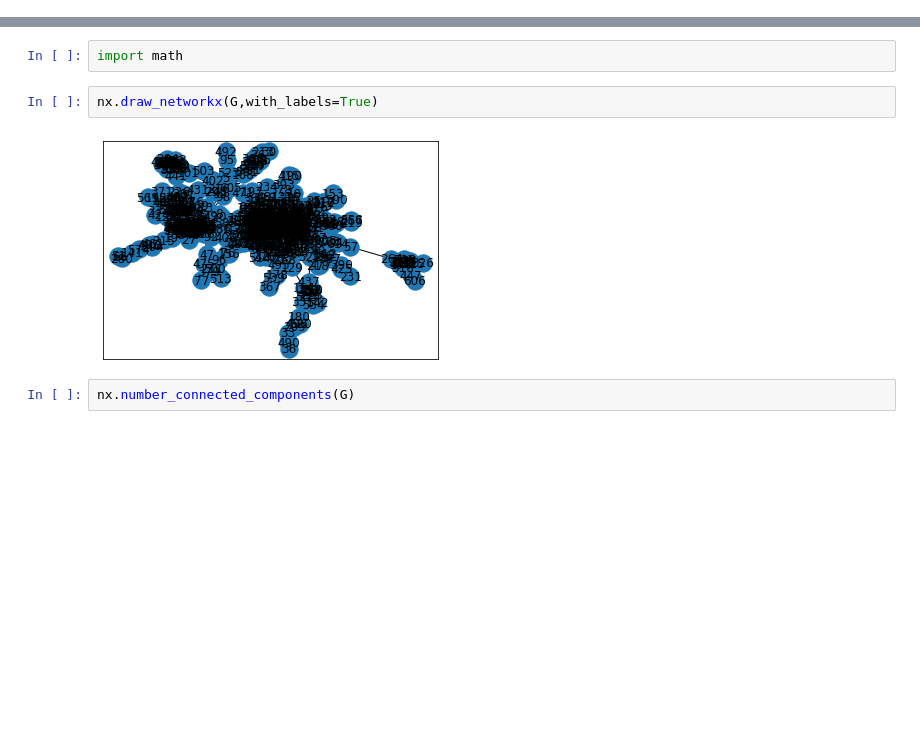
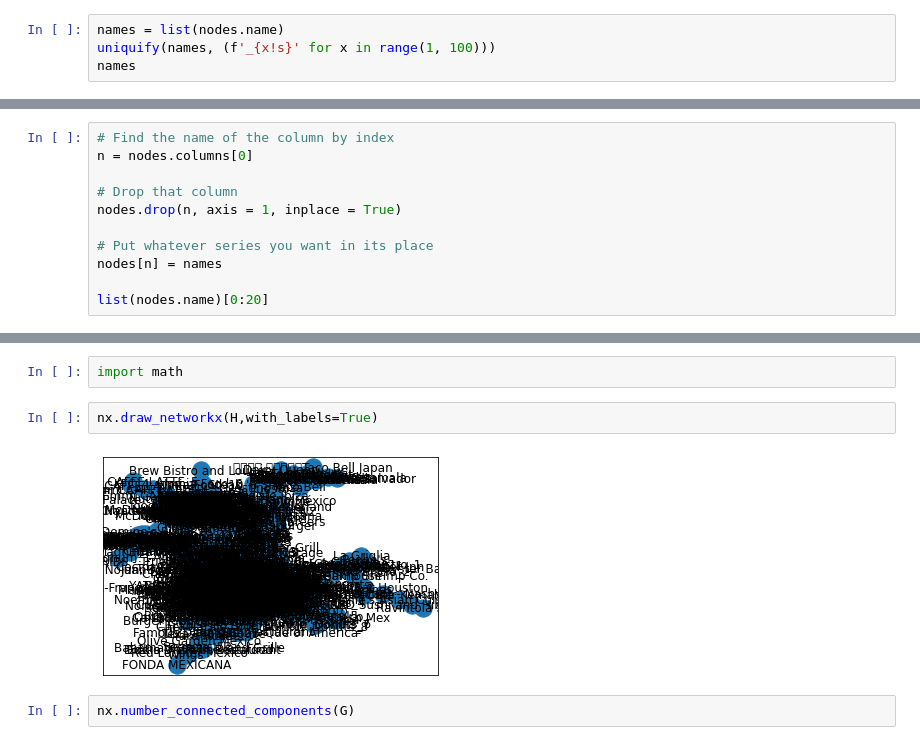
Before and after one commit to Andreaierardi/SocialNetworkAnalysis-project, a Jupyter notebook: project_code.ipynb, the cells around one changed output, grey strips where cells are left out. Cells and saved outputs as stored; diff of their text form; blank space fills up the shorter version.

```diff
--- a/project_code.ipynb
+++ b/project_code.ipynb
@@ -52,0 +73,4 @@ print(edges)
+# %%
+names = list(nodes.name)
+uniquify(names, (f'_{x!s}' for x in range(1, 100)))
+names
@@ -52,0 +95,11 @@ print(edges)
+# %%
+# Find the name of the column by index
+n = nodes.columns[0]
+
+# Drop that column
+nodes.drop(n, axis = 1, inplace = True)
+
+# Put whatever series you want in its place
+nodes[n] = names
+
+list(nodes.name)[0:20]
@@ -263,9 +311,9 @@ True
 # %%
 import math
 # %%
-nx.draw_networkx(G,with_labels=True)
+nx.draw_networkx(H,with_labels=True)
 # %% [output]
-[figure, old version]
+[figure, new version]
 # %%
 nx.number_connected_components(G)
 # %% [output]
```
Also changed, not shown: parts of 17 cells of this notebook.
